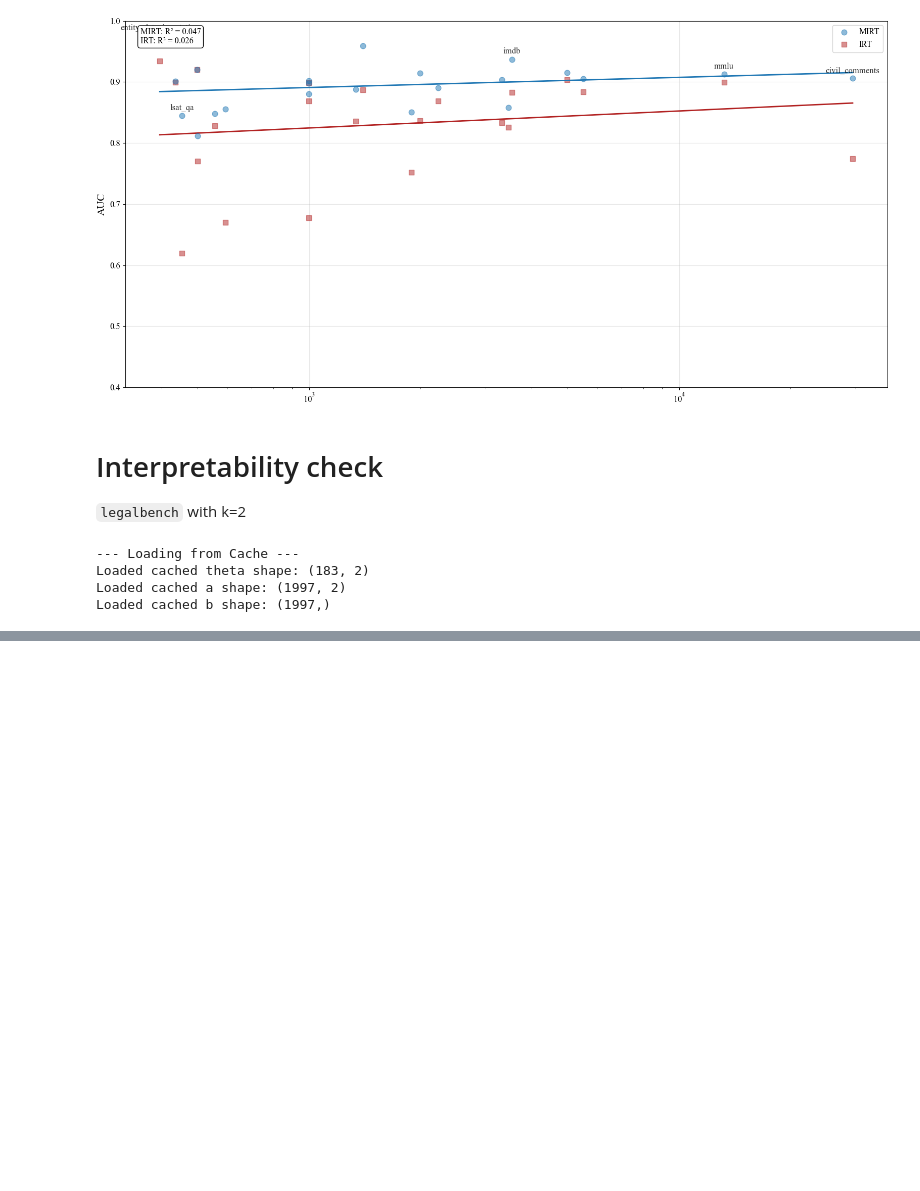
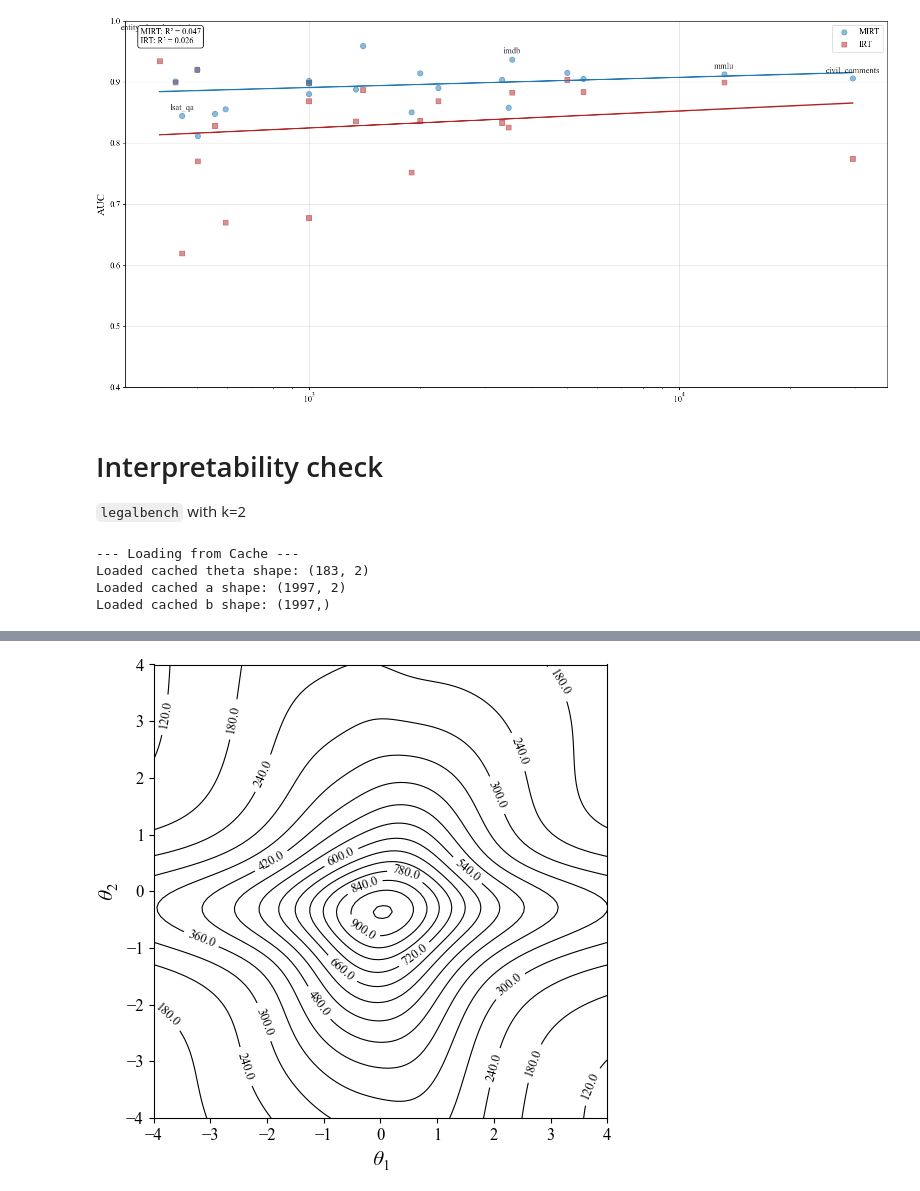
Before and after one commit to ronanhansel/reeval-multi, a Jupyter notebook: mirt-official/calibration.ipynb, the cells around one changed output, grey strips where cells are left out. Drawn from its saved outputs; the diff is of its cells as text; code cells hidden in the pictures; blank space fills up the shorter version.

```diff
--- a/mirt-official/calibration.ipynb
+++ b/mirt-official/calibration.ipynb
@@ -810,0 +830,45 @@ a_df.to_csv('conv_item_loadings_rotated.csv', index=False)
+# %%
+import pandas as pd
+import numpy as np
+import matplotlib.pyplot as plt
+
+def plot_test_information(ax, a_df, b_df):
+    """
+    Calculates and plots the Test Information Contour Map on a given axis (no rotation).
+
+    Args:
+        ax (matplotlib.axes.Axes): The subplot axis to draw on.
+        a_df (pd.DataFrame): DataFrame of item discriminations.
+        b_df (pd.DataFrame): DataFrame of item difficulties.
+    """
+    # 1. Create a grid of theta values
+    theta_range = np.linspace(-4, 4, 100)
+    theta1_grid, theta2_grid = np.meshgrid(theta_range, theta_range)
+    total_information_surface = np.zeros_like(theta1_grid)
+
+    # 2. Calculate total information using original parameters
+    for i in range(len(a_df)):
+        a_params = a_df.iloc[i].values
+        b_param = b_df.iloc[i]['Difficulty']
+
+        prob_surface = 1 / (1 + np.exp(-(a_params[0] * theta1_grid + a_params[1] * theta2_grid - b_param)))
+        item_info_surface = np.sum(np.square(a_params)) * prob_surface * (1 - prob_surface)
+        total_information_surface += item_info_surface
+
+    # 3. Plot the contour on the provided axis
+    contour_lines = ax.contour(theta1_grid, theta2_grid, total_information_surface, levels=15, colors='black', linewidths=0.8)
+    ax.clabel(contour_lines, inline=True, fontsize=9, fmt='%1.1f')
+    ax.set_xlabel(r'$\theta_1$')
+    ax.set_ylabel(r'$\theta_2$')
+    ax.set_aspect('equal')
+
+# Set up the figure with a single subplot
+fig, ax = plt.subplots(1, 1, figsize=(6, 5.5))
+
+# Plot for 0 degrees (no rotation)
+plot_test_information(ax, a_df_2d, b_df)
+
+plt.tight_layout()
+plt.show()
+# %% [output]
+[figure, added]
```
Also changed, not shown: parts of 33 cells of this notebook, 2 other files.
